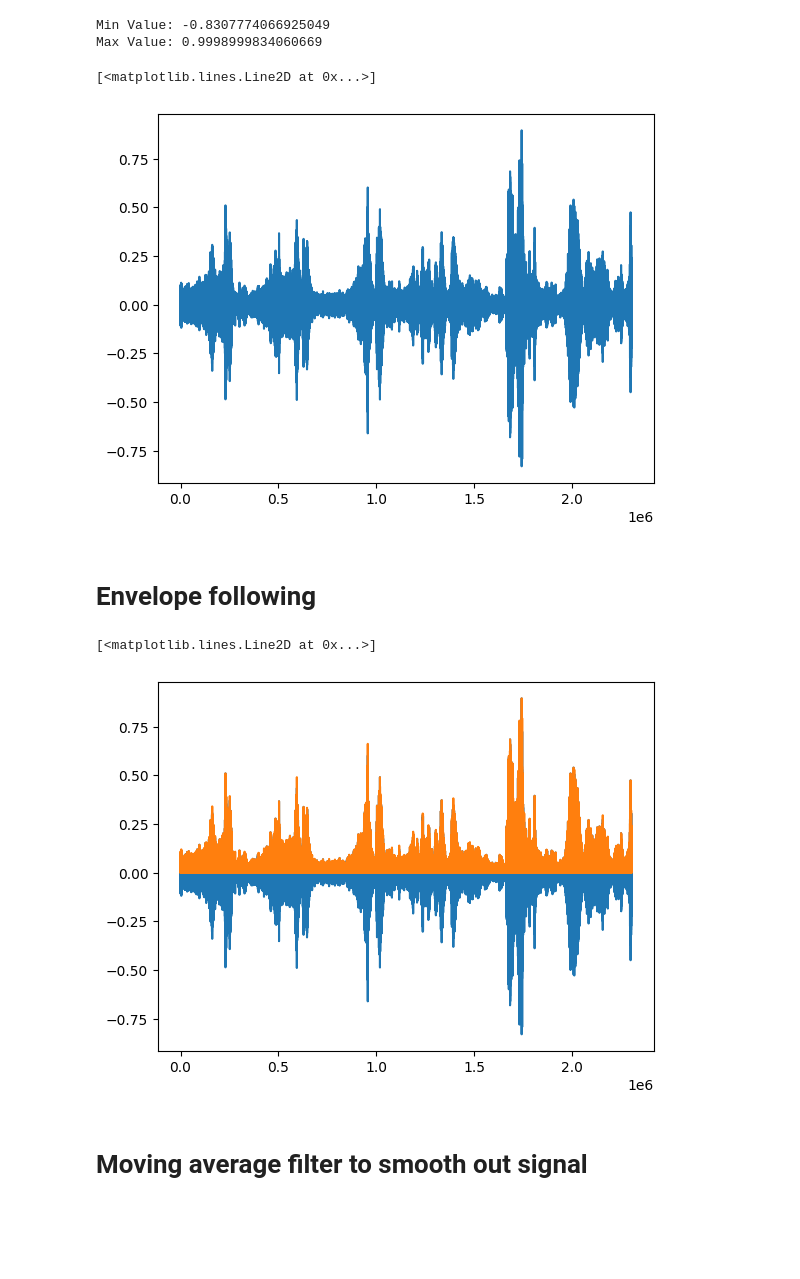
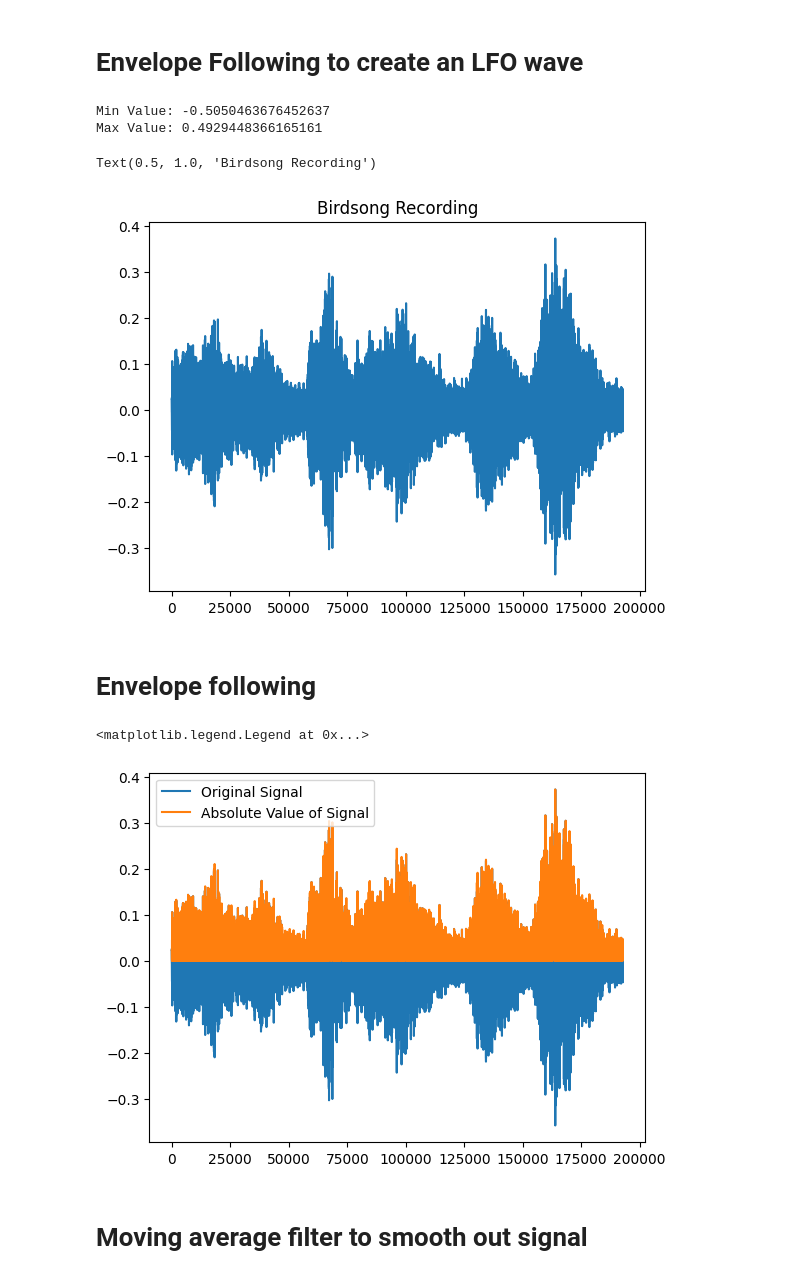
Before and after one commit to kevbrnen/Music-Technology-Final-Project, a Jupyter notebook: LFOs/EnvelopeFollowing.ipynb, the cells around one changed output. Drawn from its saved outputs; the diff is of its cells as text; code cells hidden in the pictures; blank space fills up the shorter version.

```diff
--- a/LFOs/EnvelopeFollowing.ipynb
+++ b/LFOs/EnvelopeFollowing.ipynb
@@ -1,4 +1,7 @@
+# %% [markdown]
+# Envelope Following to create an LFO wave
 # %%
+# Setup
 from scipy.io import wavfile
 import numpy as np
 import sounddevice as sd
@@ -10,7 +13,7 @@ import soundfile as sf
 import math
 
 #Birds Recording
-fs, data = wavfile.read("/Users/kevinbrennan/Desktop/Final_Project/Music-Technology-Final-Project/LFOs/Birds.wav")
+fs, data = wavfile.read("Birds.wav")
 
 
 # Get the bit depth of the audio data (assumes audio_data is a NumPy array)
@@ -26,13 +29,14 @@ data = data.astype(np.float32) / scaling_factor
 print(f"Min Value: {np.min(data)}")
 print(f"Max Value: {np.max(data)}")
 # %% [output]
-Min Value: -0.8307774066925049
-Max Value: 0.9998999834060669
+Min Value: -0.5050463676452637
+Max Value: 0.4929448366165161
 # %%
 plt.plot(data[:, 0])
+plt.title("Birdsong Recording")
 # %% [output]
-[<matplotlib.lines.Line2D at 0x...>]
+Text(0.5, 1.0, 'Birdsong Recording')
-[figure, old version]
+[figure, new version]
 # %%
 sd.play(data,fs)
 # %% [markdown]
@@ -45,9 +51,10 @@ for i in range(len(data)):
 # %%
 plt.plot(data[:, 0])
 plt.plot(lfo)
+plt.legend(["Original Signal", "Absolute Value of Signal"])
 # %% [output]
-[<matplotlib.lines.Line2D at 0x...>]
+<matplotlib.legend.Legend at 0x...>
-[figure, old version]
+[figure, new version]
 # %% [markdown]
 # Moving average filter to smooth out signal
 # %%
```
Also changed, not shown: parts of 12 cells of this notebook, 1 other file.
